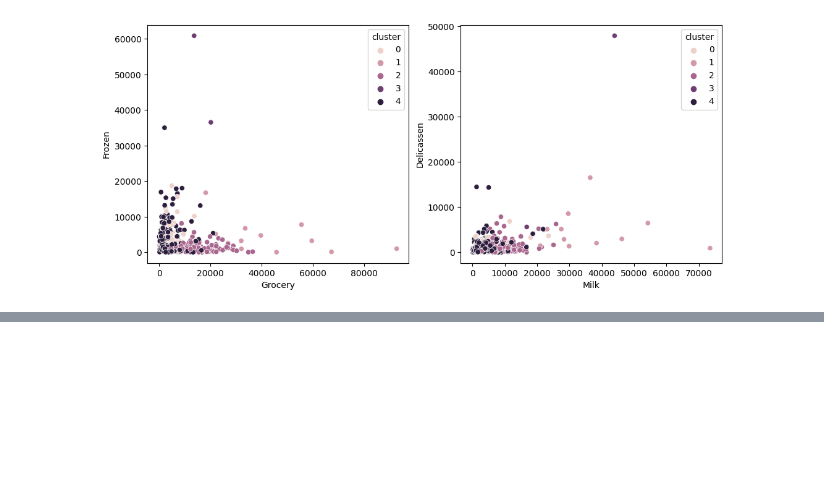
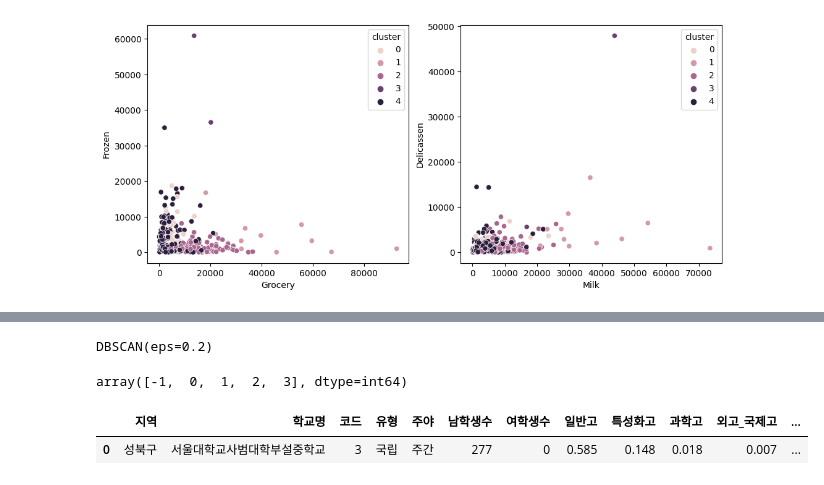
Before and after one commit to leekyuyoung20221226/python, a Jupyter notebook: 머신러닝2_3일차.ipynb, the cells around one changed output, grey strips where cells are left out. Cells and saved outputs as stored; diff of their text form; code cells hidden in the pictures; blank space fills up the shorter version.

```diff
--- a/머신러닝2_3일차.ipynb
+++ b/머신러닝2_3일차.ipynb
@@ -312,0 +418,2 @@ plt.show()
+# %%
+x = StandardScaler().fit_transform(x)
@@ -312,0 +422,17 @@ plt.show()
+# %%
+dbscan = DBSCAN(eps=0.2)
+# %%
+dbscan.fit(x)
+# %% [output]
+DBSCAN(eps=0.2)
+# %%
+np.unique(dbscan.labels_)
+# %% [output]
+array([-1,  0,  1,  2,  3], dtype=int64)
+# %%
+df['cluster'] = dbscan.labels_
+# %%
+df.head(1)
+# %% [output]
+|  | 지역 | 학교명 | 코드 | 유형 | 주야 | 남학생수 | 여학생수 | 일반고 | 특성화고 | 과학고 | 외고_국제고 | ... |
+| 0 | 성북구 | 서울대학교사범대학부설중학교 | 3 | 국립 | 주간 | 277 | 0 | 0.585 | 0.148 | 0.018 | 0.007 | ... |
```
Also changed, not shown: parts of 27 cells of this notebook.
